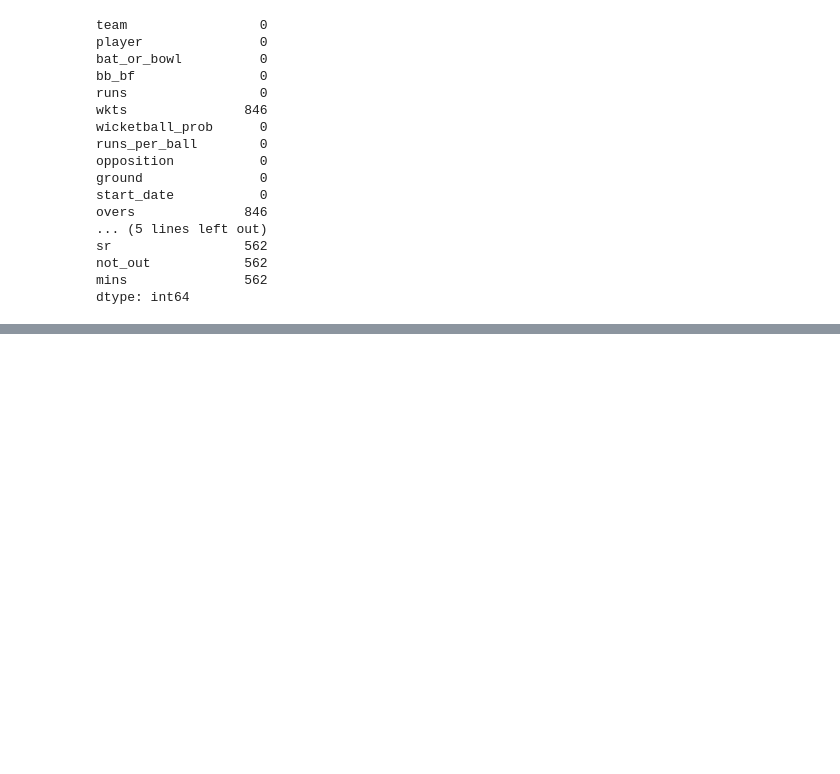
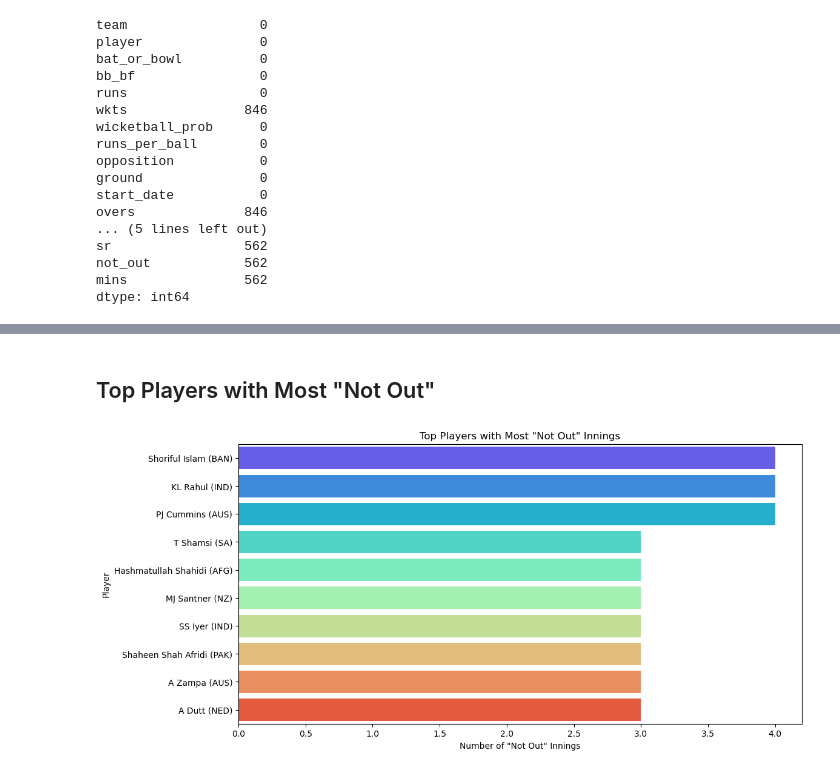
Before and after one commit to Zabih-khan/Worldcup-2023-analysis, a Jupyter notebook: worldcup 2023 analysis.ipynb, the cells around one changed output, grey strips where cells are left out. Drawn from its saved outputs; the diff is of its cells as text; code cells hidden in the pictures; blank space fills up the shorter version.

```diff
--- a/worldcup 2023 analysis.ipynb
+++ b/worldcup 2023 analysis.ipynb
@@ -117,0 +126,14 @@ player ['Shaheen Shah Afridi (PAK)' 'DJ Willey (ENG)' 'MJ Henry (NZ)'
+# %% [markdown]
+## Top Players with Most "Not Out"
+# %%
+top_not_out_players = df.groupby('player')['not_out'].sum().sort_values(ascending=False).head(10)
+
+# Creating a bar plot
+plt.figure(figsize=(12, 6))
+sns.barplot(x=top_not_out_players.values, y=top_not_out_players.index, palette='rainbow')
+plt.title('Top Players with Most "Not Out" Innings')
+plt.xlabel('Number of "Not Out" Innings')
+plt.ylabel('Player')
+plt.show()
+# %% [output]
+[figure, added]
```
Also changed, not shown: parts of 32 cells of this notebook.
